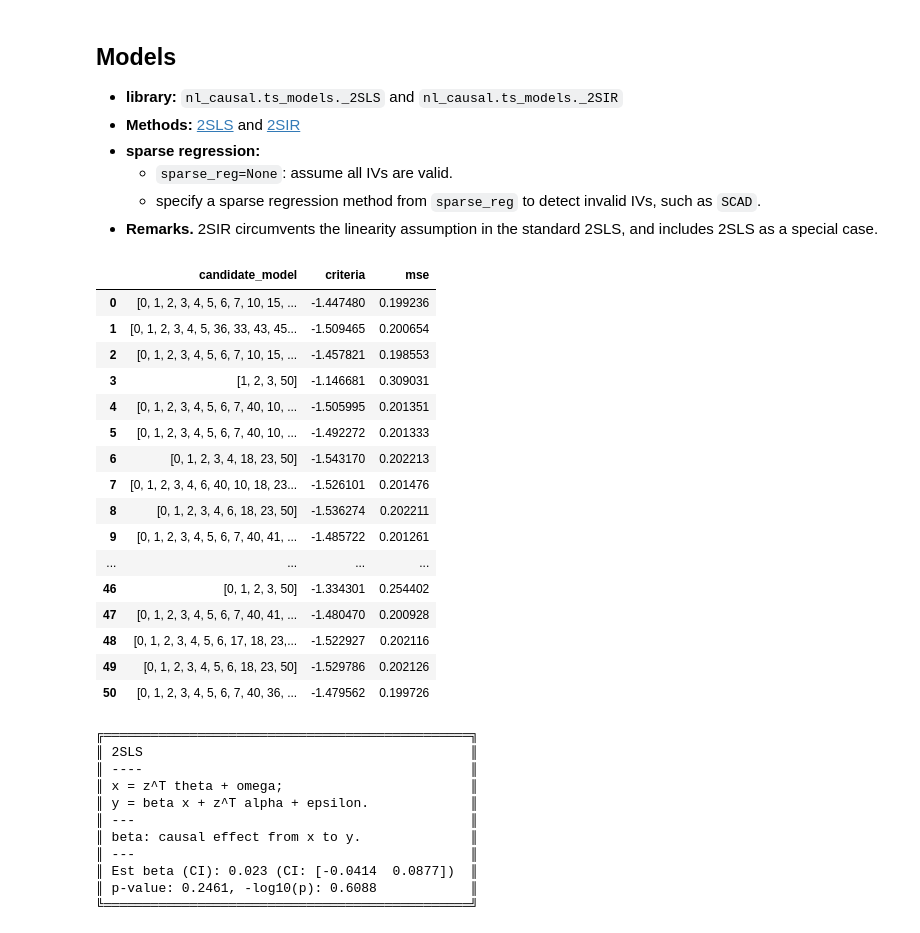
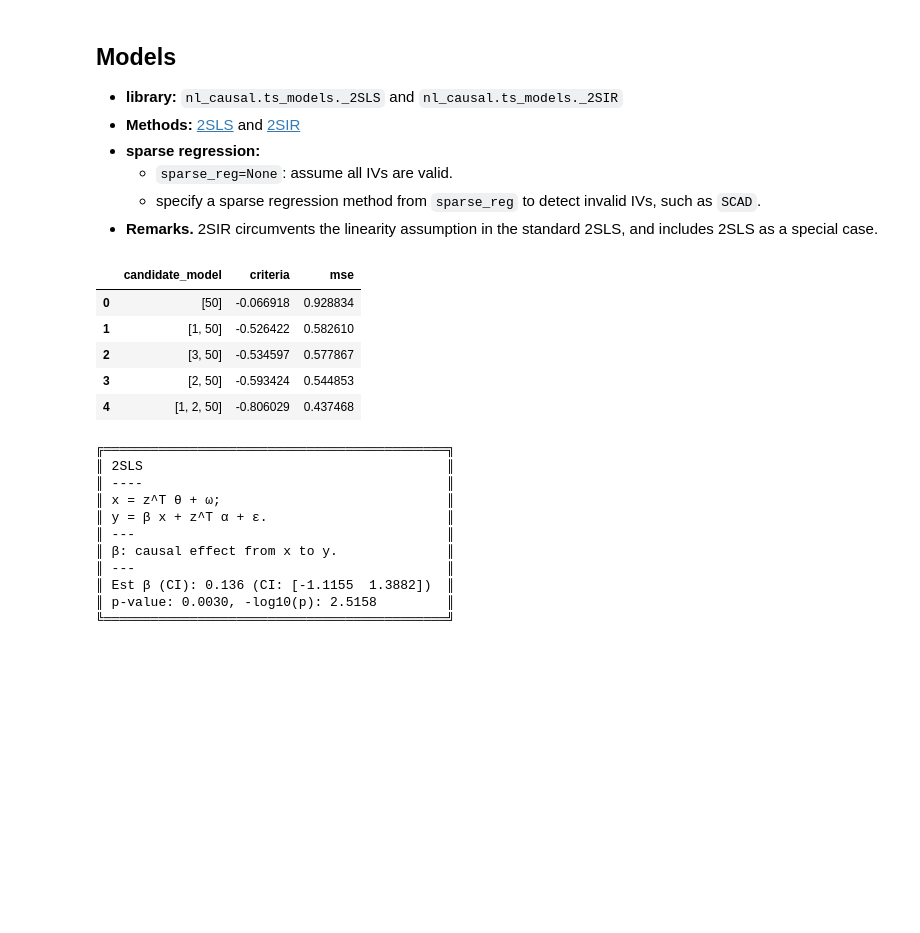
Before and after one commit to statmlben/nonlinear-causal, a Jupyter notebook: nb/sim_invalidIVs.ipynb, the cells around one changed output. Saved outputs shown, nothing was run; the diff lists cells and outputs as text; code cells hidden in the pictures; blank space fills up the shorter version.

```diff
--- a/nb/sim_invalidIVs.ipynb
+++ b/nb/sim_invalidIVs.ipynb
@@ -29,14 +29,19 @@ theta0 = np.ones(p) / np.sqrt(p)
 alpha0 = np.zeros(p)
 alpha0[:5] = 1.
 
-Z, X, y, phi = sim(n, p, theta0, beta0, alpha0=alpha0, case='inverse', feat='AP-normal')
+Z, X, y, phi = sim(n, p, theta0, beta0, alpha0=alpha0, case='log', feat='AP-normal')
 
 ## normalize the dataset
 center = StandardScaler(with_std=False)
 mean_X, mean_y = X.mean(), y.mean()
 Z, X, y = center.fit_transform(Z), X - mean_X, y - mean_y
 y_scale = y.std()
+
+## Standard the y s.t. std(y),
+## this equal to / std(y) for both stage models.
 y = y / y_scale
+Z = Z / y_scale
+phi = phi / y_scale
 
 ## generate two-stage dataset
 Z1, Z2, X1, X2, y1, y2 = train_test_split(Z, X, y, test_size=0.5, random_state=42)
@@ -56,52 +61,41 @@ from nl_causal.ts_models import _2SLS, _2SIR
 # %%
 ## 2SLS
 
 # specify a sparse regression model to detect invalid IVs
 from nl_causal.sparse_reg import L0_IC
-
 Ks = range(int(p/2))
 reg_model = L0_IC(fit_intercept=False, alphas=10**np.arange(-1,3,.3),
 				  Ks=Ks, max_iter=10000, refit=False, find_best=False)
 LS = _2SLS(sparse_reg=reg_model)
+
 ## Stage-1 fit theta
 LS.fit_theta(LD_Z1, cov_ZX1)
 ## Stage-2 fit beta
 LS.fit_beta(LD_Z2, cov_ZY2, n2)
-LS.selection_summary()
+LS.selection_summary().head(5)
 # %% [output]
 |  | candidate_model | criteria | mse |
-| 0 | [0, 1, 2, 3, 4, 5, 6, 7, 10, 15, ... | -1.447480 | 0.199236 |
-| 1 | [0, 1, 2, 3, 4, 5, 36, 33, 43, 45... | -1.509465 | 0.200654 |
-| 2 | [0, 1, 2, 3, 4, 5, 6, 7, 10, 15, ... | -1.457821 | 0.198553 |
-| 3 | [1, 2, 3, 50] | -1.146681 | 0.309031 |
-| 4 | [0, 1, 2, 3, 4, 5, 6, 7, 40, 10, ... | -1.505995 | 0.201351 |
-| 5 | [0, 1, 2, 3, 4, 5, 6, 7, 40, 10, ... | -1.492272 | 0.201333 |
-| 6 | [0, 1, 2, 3, 4, 18, 23, 50] | -1.543170 | 0.202213 |
-| 7 | [0, 1, 2, 3, 4, 6, 40, 10, 18, 23... | -1.526101 | 0.201476 |
-| 8 | [0, 1, 2, 3, 4, 6, 18, 23, 50] | -1.536274 | 0.202211 |
-| 9 | [0, 1, 2, 3, 4, 5, 6, 7, 40, 41, ... | -1.485722 | 0.201261 |
-| ... | ... | ... | ... |
-| 46 | [0, 1, 2, 3, 50] | -1.334301 | 0.254402 |
-| 47 | [0, 1, 2, 3, 4, 5, 6, 7, 40, 41, ... | -1.480470 | 0.200928 |
-| 48 | [0, 1, 2, 3, 4, 5, 6, 17, 18, 23,... | -1.522927 | 0.202116 |
-| 49 | [0, 1, 2, 3, 4, 5, 6, 18, 23, 50] | -1.529786 | 0.202126 |
-| 50 | [0, 1, 2, 3, 4, 5, 6, 7, 40, 36, ... | -1.479562 | 0.199726 |
+| 0 | [50] | -0.066918 | 0.928834 |
+| 1 | [1, 50] | -0.526422 | 0.582610 |
+| 2 | [3, 50] | -0.534597 | 0.577867 |
+| 3 | [2, 50] | -0.593424 | 0.544853 |
+| 4 | [1, 2, 50] | -0.806029 | 0.437468 |
 # %%
 ## produce p_value and CI for beta
 LS.test_effect(n2, LD_Z2, cov_ZY2)
 LS.CI_beta(n1, n2, Z1, X1, LD_Z2, cov_ZY2)
 LS.summary()
 # %% [output]
-╔═══════════════════════════════════════════════╗
-║ 2SLS                                          ║
-║ ----                                          ║
-║ x = z^T theta + omega;                        ║
-║ y = beta x + z^T alpha + epsilon.             ║
-║ ---                                           ║
-║ beta: causal effect from x to y.              ║
-║ ---                                           ║
-║ Est beta (CI): 0.023 (CI: [-0.0414  0.0877])  ║
-║ p-value: 0.2461, -log10(p): 0.6088            ║
-╚═══════════════════════════════════════════════╝
+╔════════════════════════════════════════════╗
+║ 2SLS                                       ║
+║ ----                                       ║
+║ x = z^T θ + ω;                             ║
+║ y = β x + z^T α + ε.                       ║
+║ ---                                        ║
+║ β: causal effect from x to y.              ║
+║ ---                                        ║
+║ Est β (CI): 0.136 (CI: [-1.1155  1.3882])  ║
+║ p-value: 0.0030, -log10(p): 2.5158         ║
+╚════════════════════════════════════════════╝
 # %%
 ## 2SIR
```
Also changed, not shown: parts of 6 cells of this notebook, 3 other files.
